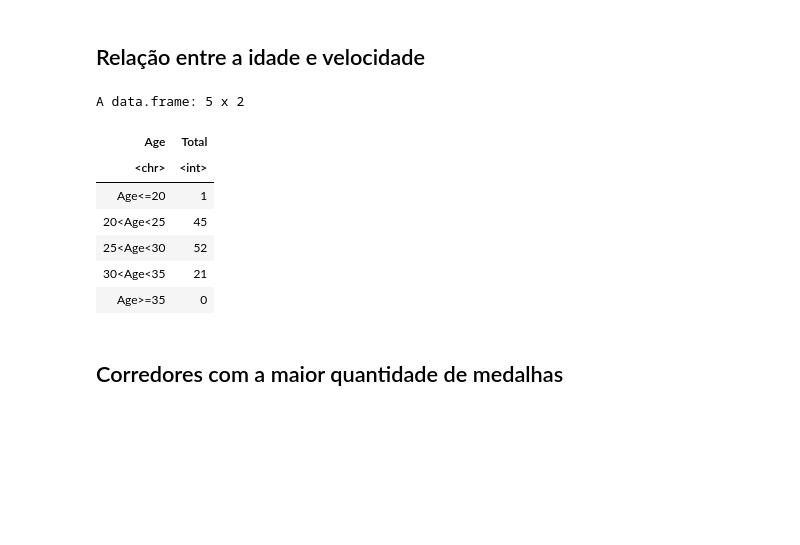
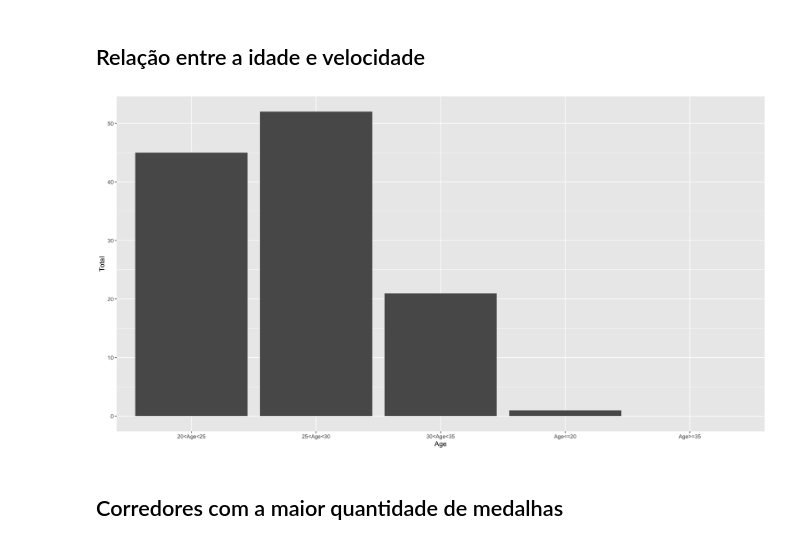
Before and after one commit to TomasLira/Sprint-and-Marathon-analysis, a Jupyter notebook: ExploratoryAnalysisRunners.ipynb, the cells around one changed output. Saved outputs shown, nothing was run; the diff lists cells and outputs as text; code cells hidden in the pictures; blank space fills up the shorter version.

```diff
--- a/ExploratoryAnalysisRunners.ipynb
+++ b/ExploratoryAnalysisRunners.ipynb
@@ -199,29 +182,22 @@ facet_wrap(~Country, ncol = 3) # Gender~Country também1 é uma possibilidade
 # %%
 fastest_time <- runners_data |>
 group_by(Time,Age) |>
 arrange(Time,sort = TRUE)
 
 temp_list <- c()
 temp_list_1 <- c("Age<=20","20<Age<25","25<Age<30","30<Age<35","Age>=35")
 
 top_100_fastest_time <- head(fastest_time,100)
 temp_list <- append(temp_list,top_100_fastest_time |> filter(Age <= 20) |> nrow())
 temp_list <- append(temp_list,top_100_fastest_time |> filter(Age <= 25 & Age >= 20 ) |> nrow())
 temp_list <- append(temp_list,top_100_fastest_time |> filter(Age <= 30 & Age >= 25 ) |> nrow())
 temp_list <- append(temp_list,top_100_fastest_time |> filter(Age <= 35 & Age >= 30 ) |> nrow())
 temp_list <- append(temp_list,top_100_fastest_time |> filter(Age >= 35) |> nrow())
 
 age_top_100_fastest_time <- data.frame(Age = temp_list_1,Total = temp_list)
-age_top_100_fastest_time
+ggplot(data = age_top_100_fastest_time, mapping = aes(x = Age, y = Total)) + geom_bar(stat = "identity")
 # %% [output]
-A data.frame: 5 x 2
-| Age | Total |
-| <chr> | <int> |
-| Age<=20 | 1 |
-| 20<Age<25 | 45 |
-| 25<Age<30 | 52 |
-| 30<Age<35 | 21 |
-| Age>=35 | 0 |
+[figure, added]
 # %% [markdown]
 ## Corredores com a maior quantidade de medalhas
 # %%
```
Also changed, not shown: parts of 7 cells of this notebook.
